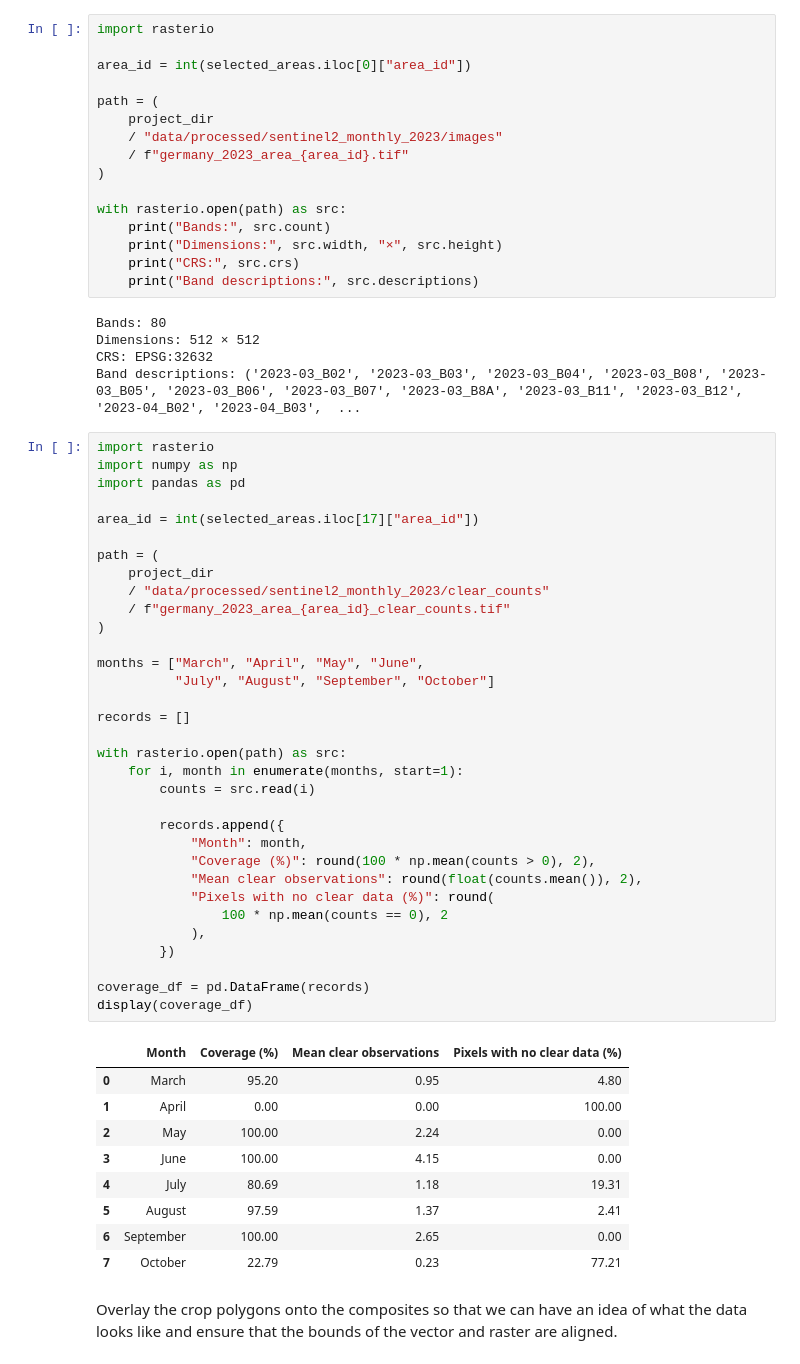
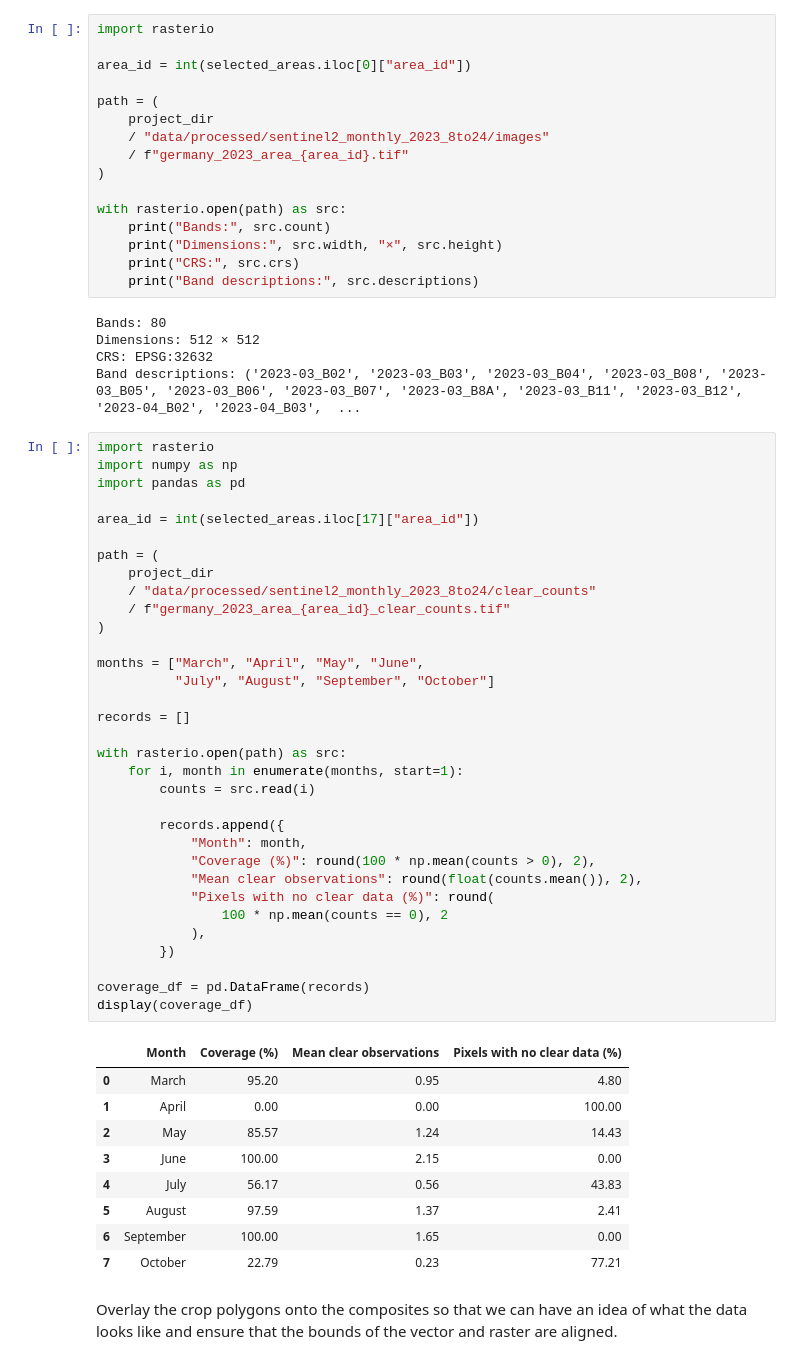
Before and after one commit to staehelinhenrimax-droid/European-Spectral-Crop-Identification, a Jupyter notebook: notebooks/Functionalized_workflow.ipynb, the cells around one changed output. Drawn from its saved outputs; the diff is of its cells as text.

```diff
--- a/notebooks/Functionalized_workflow.ipynb
+++ b/notebooks/Functionalized_workflow.ipynb
@@ -305,7 +277,7 @@ area_id = int(selected_areas.iloc[0]["area_id"])
 
 path = (
     project_dir
-    / "data/processed/sentinel2_monthly_2023/images"
+    / "data/processed/sentinel2_monthly_2023_8to24/images"
     / f"germany_2023_area_{area_id}.tif"
 )
 
@@ -328,39 +300,39 @@ area_id = int(selected_areas.iloc[17]["area_id"])
 
 path = (
     project_dir
-    / "data/processed/sentinel2_monthly_2023/clear_counts"
+    / "data/processed/sentinel2_monthly_2023_8to24/clear_counts"
     / f"germany_2023_area_{area_id}_clear_counts.tif"
 )
 
 months = ["March", "April", "May", "June",
           "July", "August", "September", "October"]
 
 records = []
 
 with rasterio.open(path) as src:
     for i, month in enumerate(months, start=1):
         counts = src.read(i)
 
         records.append({
             "Month": month,
             "Coverage (%)": round(100 * np.mean(counts > 0), 2),
             "Mean clear observations": round(float(counts.mean()), 2),
             "Pixels with no clear data (%)": round(
                 100 * np.mean(counts == 0), 2
             ),
         })
 
 coverage_df = pd.DataFrame(records)
 display(coverage_df)
 # %% [output]
 |  | Month | Coverage (%) | Mean clear observations | Pixels with no clear data (%) |
 | 0 | March | 95.20 | 0.95 | 4.80 |
 | 1 | April | 0.00 | 0.00 | 100.00 |
-| 2 | May | 100.00 | 2.24 | 0.00 |
-| 3 | June | 100.00 | 4.15 | 0.00 |
-| 4 | July | 80.69 | 1.18 | 19.31 |
+| 2 | May | 85.57 | 1.24 | 14.43 |
+| 3 | June | 100.00 | 2.15 | 0.00 |
+| 4 | July | 56.17 | 0.56 | 43.83 |
 | 5 | August | 97.59 | 1.37 | 2.41 |
-| 6 | September | 100.00 | 2.65 | 0.00 |
+| 6 | September | 100.00 | 1.65 | 0.00 |
 | 7 | October | 22.79 | 0.23 | 77.21 |
 # %% [markdown]
 Overlay the crop polygons onto the composites so that we can have an idea of what the data looks like and ensure that the bounds of the vector and raster are aligned.
```
Also changed, not shown: parts of 28 cells of this notebook, 2 other files.
